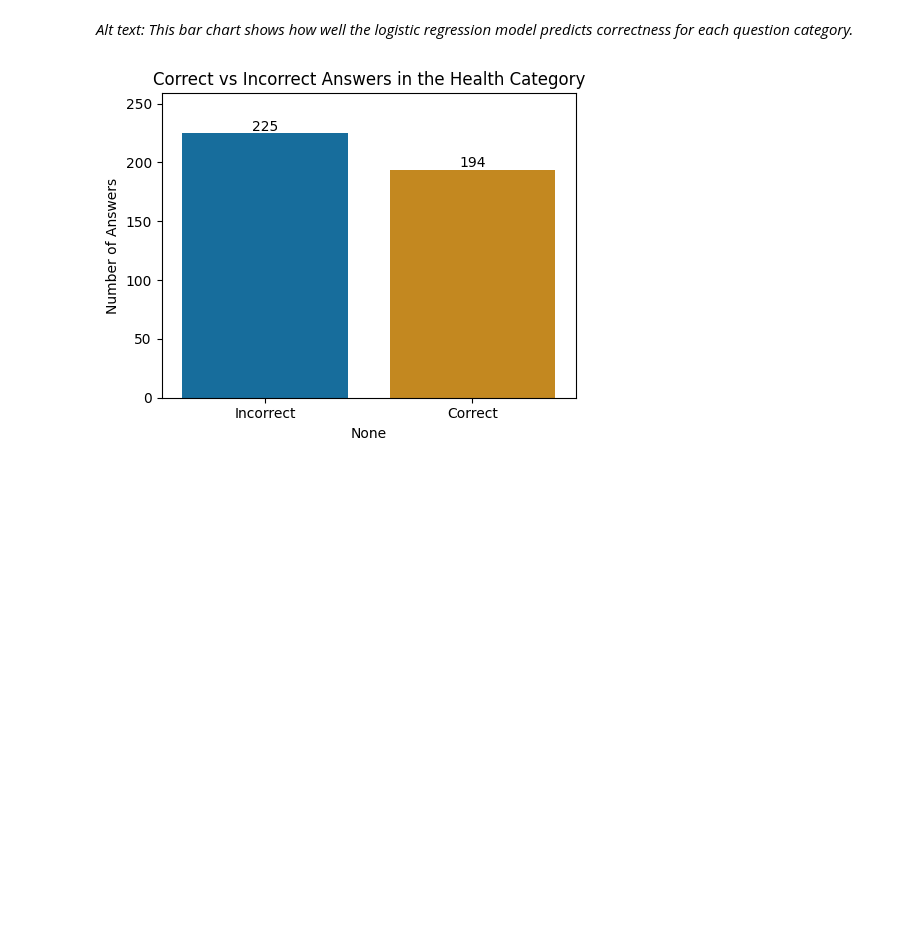
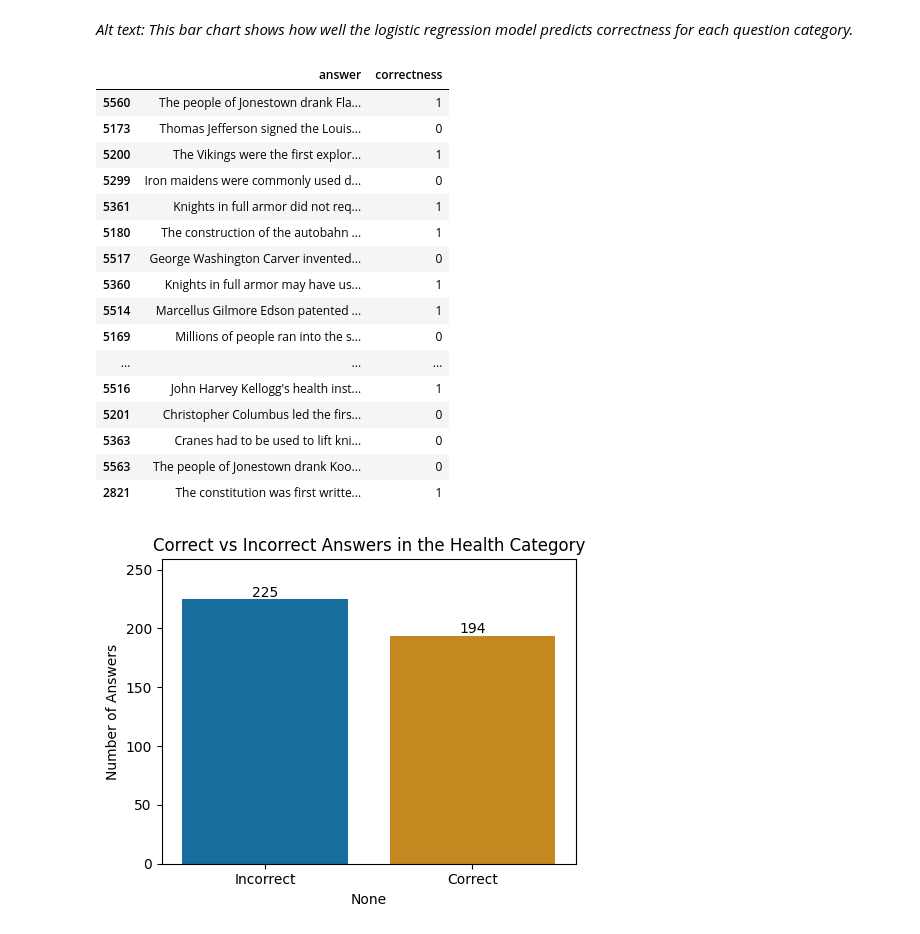
Before and after one commit to Feifei04Git/CMPU250-Project-Group5, a Jupyter notebook: preliminary_report/preliminary_analysis.ipynb, the cells around one changed output. Saved outputs shown, nothing was run; the diff lists cells and outputs as text; code cells hidden in the pictures; blank space fills up the shorter version.

```diff
--- a/preliminary_report/preliminary_analysis.ipynb
+++ b/preliminary_report/preliminary_analysis.ipynb
@@ -417,6 +495,29 @@ plt.show()
 [figure]
 # %% [markdown]
 *Alt text: This bar chart shows how well the logistic regression model predicts correctness for each question category.*
+# %%
+# === Manual validity check ===
+history_df = answers_df[answers_df["category"] == "History"]
+sample_history = history_df.sample(20, random_state=1)
+sample_history[["answer","correctness"]]
+# %% [output]
+|  | answer | correctness |
+| 5560 | The people of Jonestown drank Fla... | 1 |
+| 5173 | Thomas Jefferson signed the Louis... | 0 |
+| 5200 | The Vikings were the first explor... | 1 |
+| 5299 | Iron maidens were commonly used d... | 0 |
+| 5361 | Knights in full armor did not req... | 1 |
+| 5180 | The construction of the autobahn ... | 1 |
+| 5517 | George Washington Carver invented... | 0 |
+| 5360 | Knights in full armor may have us... | 1 |
+| 5514 | Marcellus Gilmore Edson patented ... | 1 |
+| 5169 | Millions of people ran into the s... | 0 |
+| ... | ... | ... |
+| 5516 | John Harvey Kellogg's health inst... | 1 |
+| 5201 | Christopher Columbus led the firs... | 0 |
+| 5363 | Cranes had to be used to lift kni... | 0 |
+| 5563 | The people of Jonestown drank Koo... | 0 |
+| 2821 | The constitution was first writte... | 1 |
 # %%
 # Filter health category
 health_df = answers_df[answers_df['category'] == 'Health']
```
Also changed, not shown: parts of 7 cells of this notebook, 1 other file.
